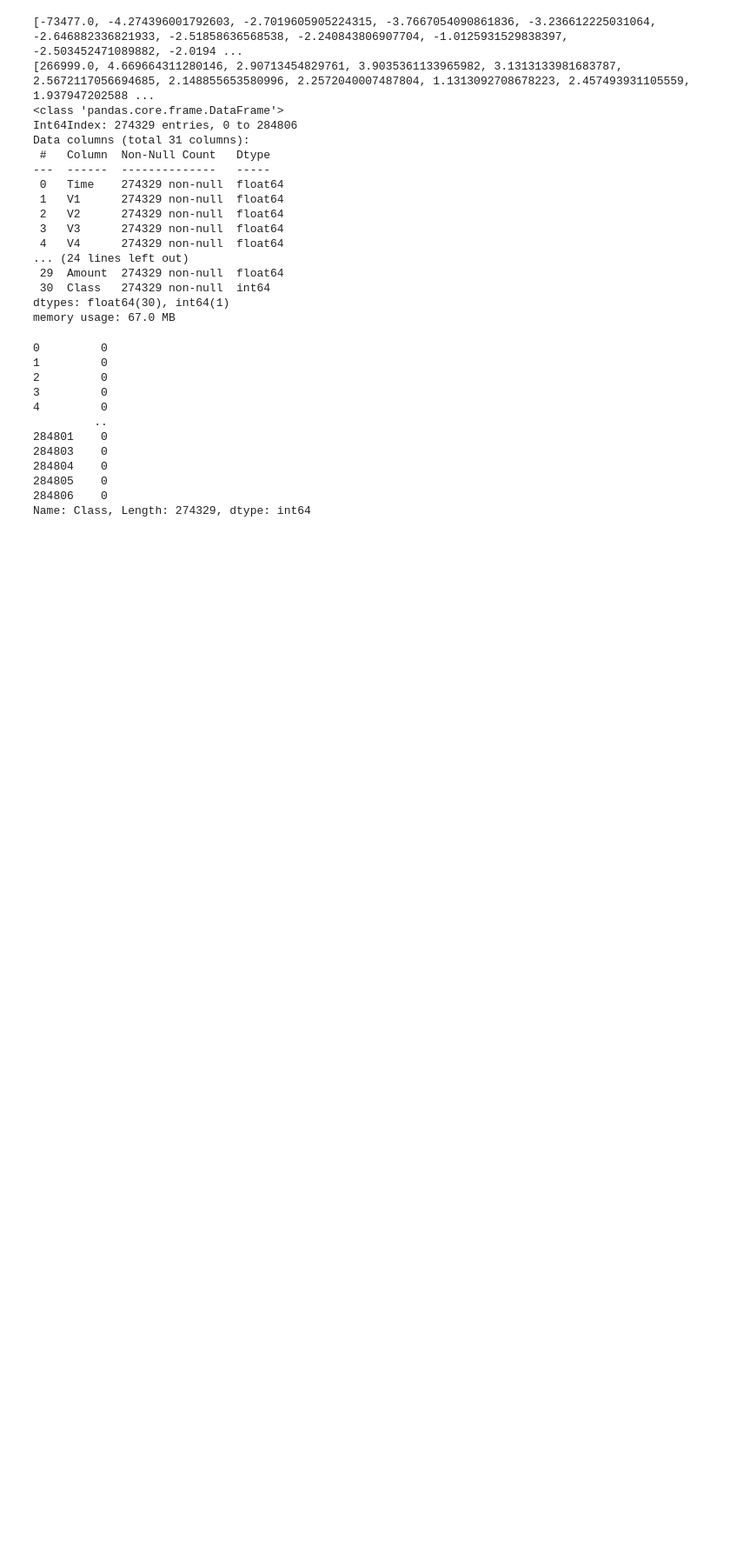
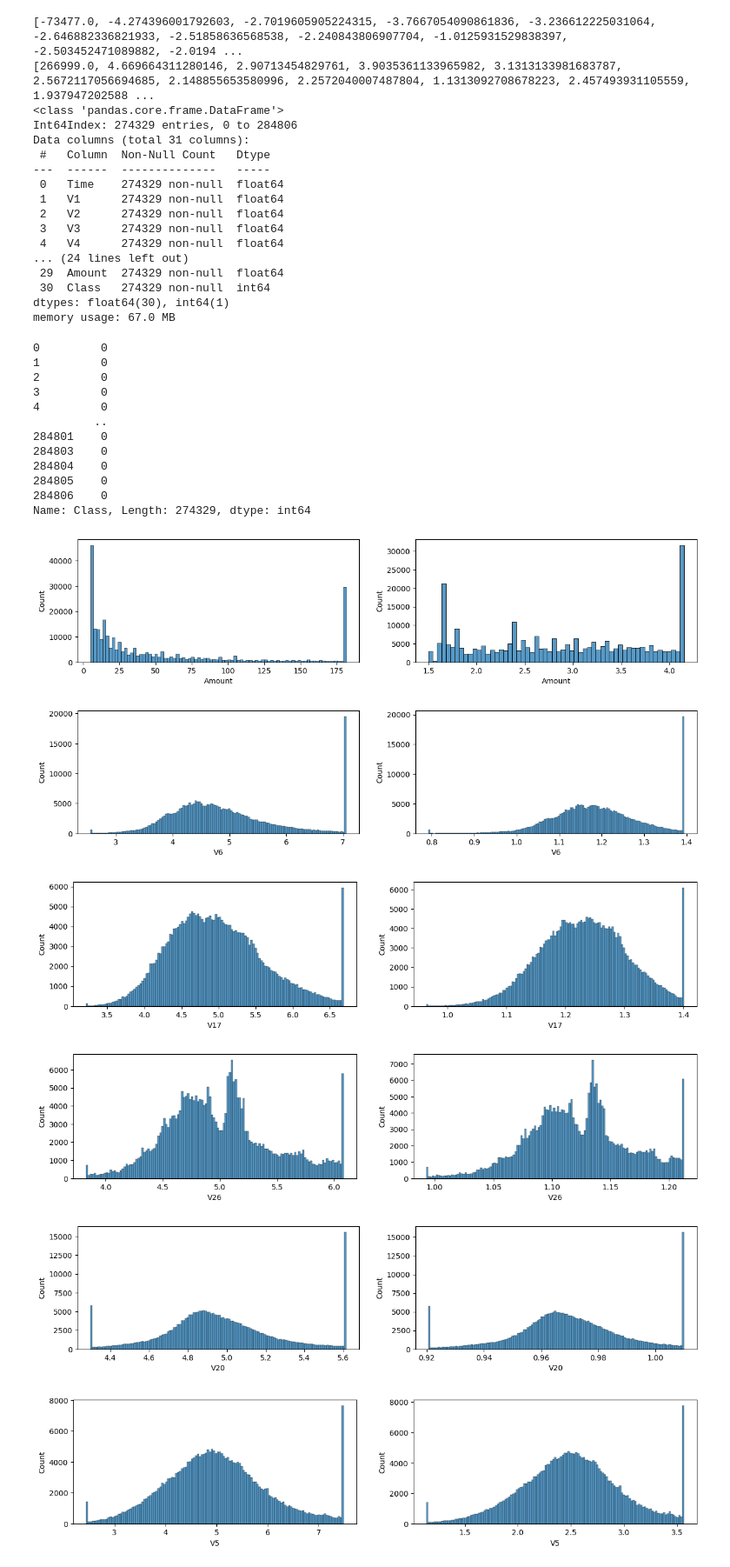
Before and after one commit to HajiyevH/DataScienceTechAcademy, a Jupyter notebook: frauddetetct.ipynb, the cells around one changed output. Shown at 87% size. Drawn from its saved outputs; the diff is of its cells as text; code cells hidden in the pictures; blank space fills up the shorter version.

```diff
--- a/frauddetetct.ipynb
+++ b/frauddetetct.ipynb
@@ -89,21 +88,27 @@ df = replace_outliers_with_bounds(df)
 # %%
 num_cols = df.dtypes[df.dtypes != "object"].index
 skewed_feats = df[num_cols].apply(lambda x: skew(x.dropna())).sort_values(ascending=False)
 skewness = pd.DataFrame({'Skew' :skewed_feats})
 
 skewed_feats =skewness[skewness>0.70].index
 for i in skewed_feats:
     if i != "Class":
         # print(np.min(df[i]),i)
         df[i] +=5
-        # fig , (bfr,aft) = plt.subplots(ncols=2,nrows=1,figsize = (15,3))
-        # sns.histplot(df[i],ax=bfr)
+        fig , (bfr,aft) = plt.subplots(ncols=2,nrows=1,figsize = (15,3))
+        sns.histplot(df[i],ax=bfr)
         df[i] , lam = boxcox(df[i])
-        # sns.histplot(df[i],ax=aft)
-        # plt.show()
-        # bfr.set(title= i)
-        # aft.set(title="Buda sonraki")
+        sns.histplot(df[i],ax=aft)
+        plt.show()
+        bfr.set(title= i)
+        aft.set(title="Buda sonraki")
 
 df.select_dtypes(include="O").columns
 print(skewed_feats)
 # %% [output]
+[figure, added]
+[figure, added]
+[figure, added]
+[figure, added]
+[figure, added]
+[figure, added]
```
Also changed, not shown: parts of 4 cells of this notebook.
